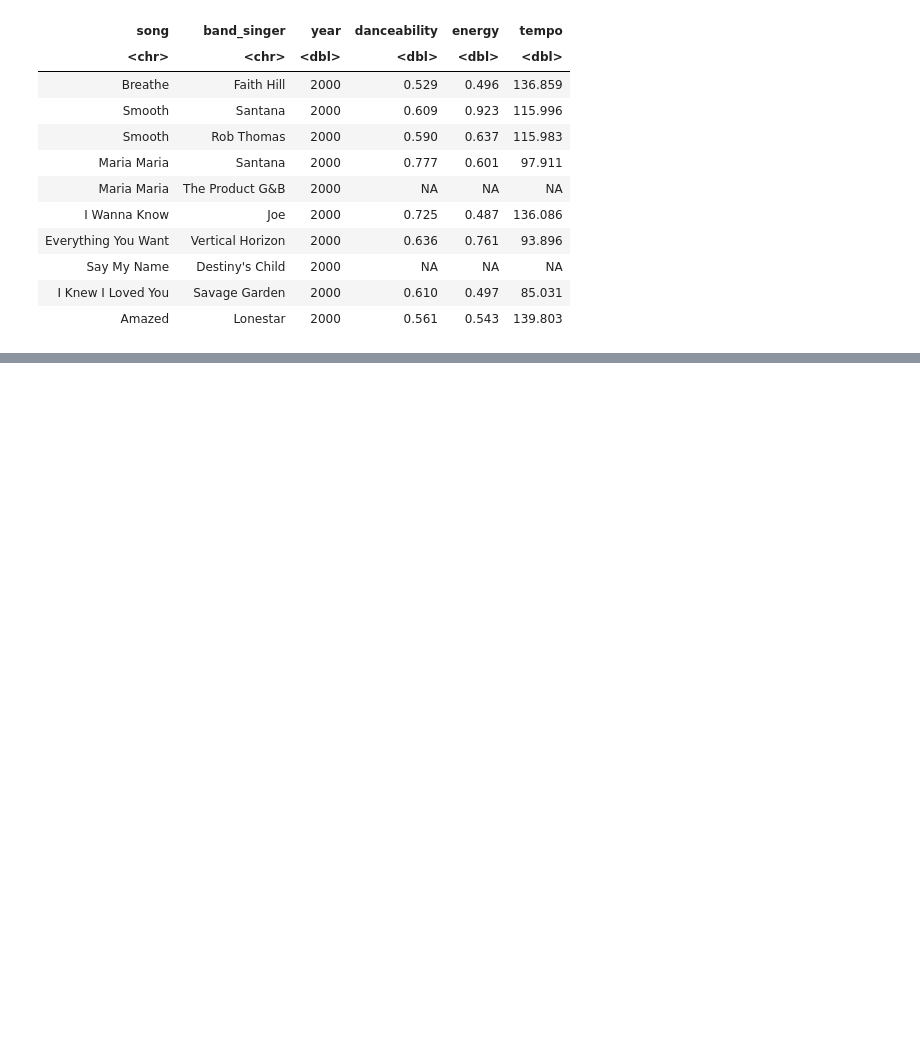
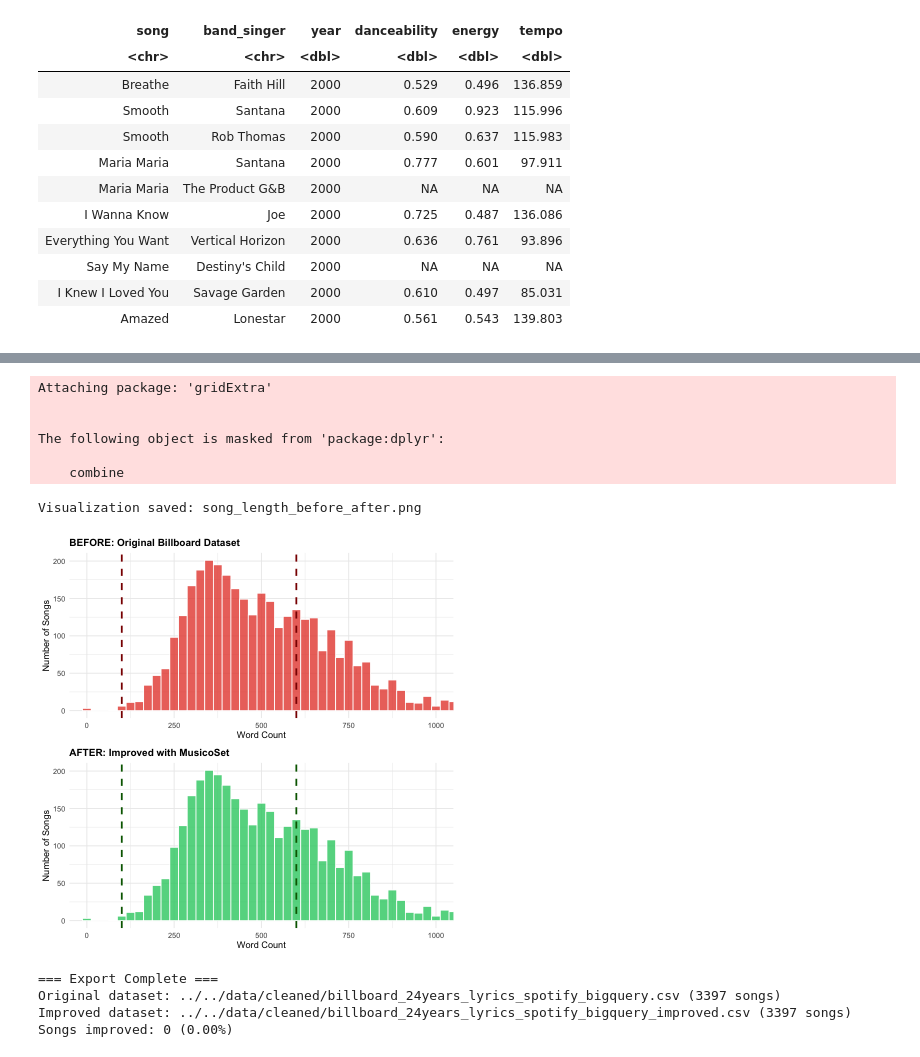
Before and after one commit to klorine28/datasci-vis, a Jupyter notebook: wrangling and transformation/cleaning/billboard_cleaning.ipynb, the cells around one changed output, grey strips where cells are left out. Saved outputs shown, nothing was run; the diff lists cells and outputs as text; code cells hidden in the pictures; blank space fills up the shorter version.

```diff
--- a/wrangling and transformation/cleaning/billboard_cleaning.ipynb
+++ b/wrangling and transformation/cleaning/billboard_cleaning.ipynb
@@ -120,0 +304,76 @@ A tibble: 5 x 4
+# %%
+# Create improved word count distribution (needed for visualization)
+df_improved_word_count <- df_improved %>%
+  filter(!is.na(lyrics)) %>%
+  mutate(
+    word_count = str_count(lyrics, "\\S+"),
+    length_category = case_when(
+      word_count < 100 ~ "Too Short (<100)",
+      word_count > 600 ~ "Too Long (>600)",
+      TRUE ~ "Normal (100-600)"
+    )
+  )
+
+# Side-by-side comparison visualization
+library(gridExtra)
+
+# Original distribution
+p1 <- ggplot(df_word_count, aes(x = word_count)) +
+  geom_histogram(binwidth = 25, fill = "#E74C3C", color = "white", alpha = 0.8) +
+  geom_vline(xintercept = 100, linetype = "dashed", color = "darkred", linewidth = 1) +
+  geom_vline(xintercept = 600, linetype = "dashed", color = "darkred", linewidth = 1) +
+  coord_cartesian(xlim = c(0, 1000)) +
+  labs(
+    title = "BEFORE: Original Billboard Dataset",
+    x = "Word Count",
+    y = "Number of Songs"
+  ) +
+  theme_minimal() +
+  theme(
+    plot.title = element_text(face = "bold", size = 12)
+  )
+
+# Improved distribution
+p2 <- ggplot(df_improved_word_count, aes(x = word_count)) +
+  geom_histogram(binwidth = 25, fill = "#2ECC71", color = "white", alpha = 0.8) +
+  geom_vline(xintercept = 100, linetype = "dashed", color = "darkgreen", linewidth = 1) +
+  geom_vline(xintercept = 600, linetype = "dashed", color = "darkgreen", linewidth = 1) +
+  coord_cartesian(xlim = c(0, 1000)) +
+  labs(
+    title = "AFTER: Improved with MusicoSet",
+    x = "Word Count",
+    y = "Number of Songs"
+  ) +
+  theme_minimal() +
+  theme(
+    plot.title = element_text(face = "bold", size = 12)
+  )
+
+# Combine plots
+combined <- grid.arrange(p1, p2, ncol = 1)
+ggsave("../../data/cleaned/song_length_before_after.png", combined, width = 10, height = 8, dpi = 300)
+
+cat("\nVisualization saved: song_length_before_after.png\n")
+# %% [output]
+Attaching package: 'gridExtra'
+
+
+The following object is masked from 'package:dplyr':
+
+    combine
+Visualization saved: song_length_before_after.png
+[figure, added]
+# %%
+# Export improved dataset
+output_improved <- '../../data/cleaned/billboard_24years_lyrics_spotify_bigquery_improved.csv'
+write_csv(df_improved, output_improved, na="", quote="all", eol="\n")
+
+cat(sprintf("\n=== Export Complete ===\n"))
+cat(sprintf("Original dataset: %s (%d songs)\n", output, nrow(df2)))
+cat(sprintf("Improved dataset: %s (%d songs)\n", output_improved, nrow(df_improved)))
+cat(sprintf("Songs improved: %d (%.2f%%)\n", nrow(improvements), nrow(improvements) / nrow(df2) * 100))
+# %% [output]
+=== Export Complete ===
+Original dataset: ../../data/cleaned/billboard_24years_lyrics_spotify_bigquery.csv (3397 songs)
+Improved dataset: ../../data/cleaned/billboard_24years_lyrics_spotify_bigquery_improved.csv (3397 songs)
+Songs improved: 0 (0.00%)
```
Also changed, not shown: parts of 20 cells of this notebook, 13 other files.
